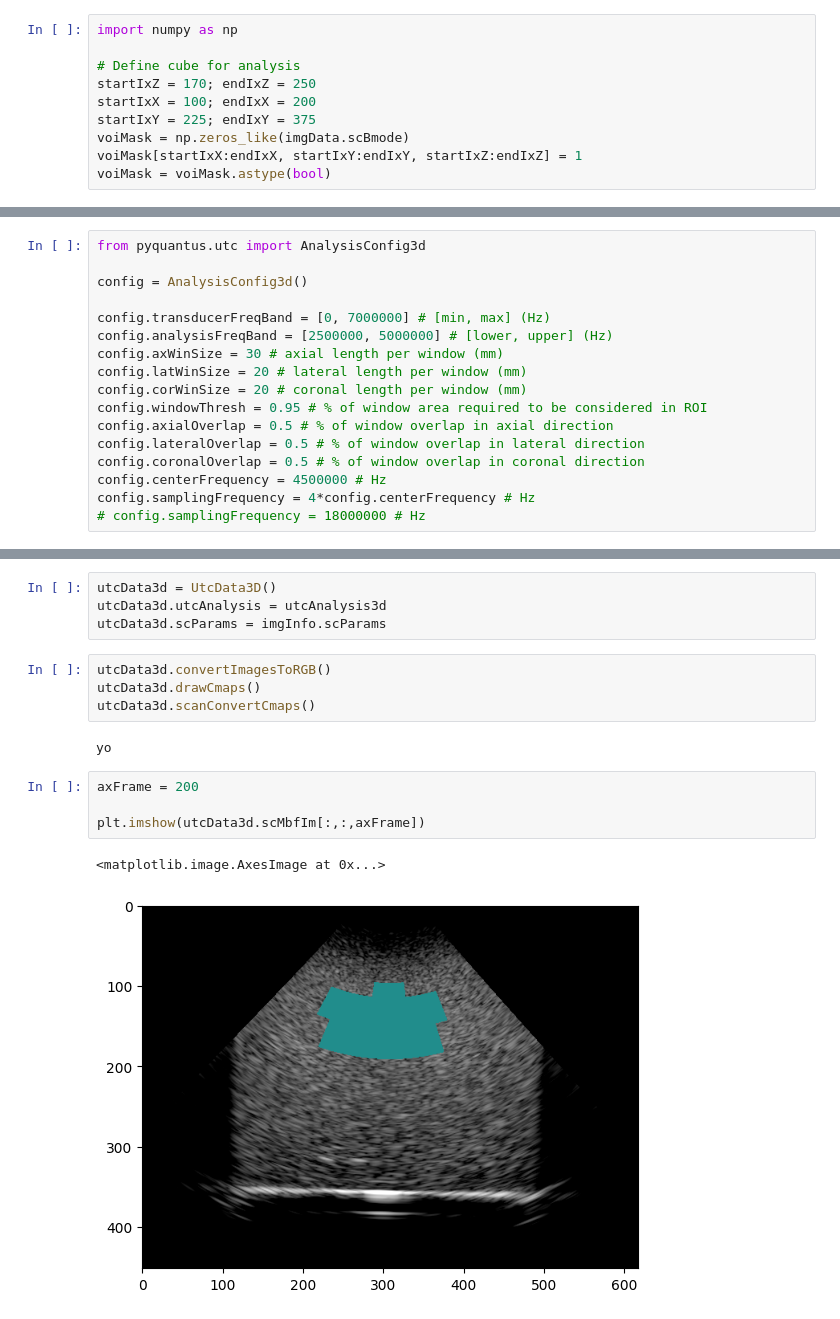
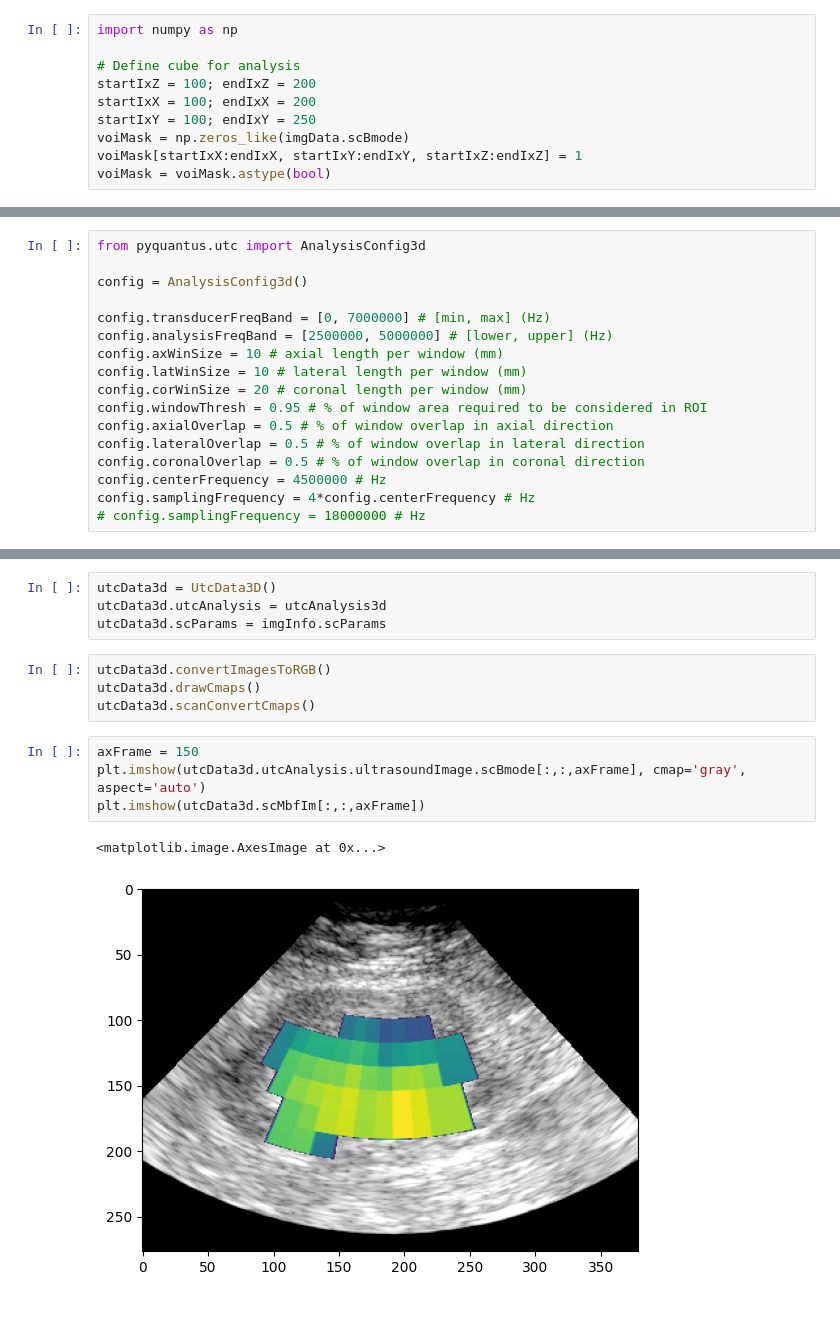
Before and after one commit to TUL-Dev/PyQuantUS, a Jupyter notebook: CLI-Demos/scPhilipsUtc3d.ipynb, the cells around one changed output, grey strips where cells are left out. Cells and saved outputs as stored; diff of their text form.

```diff
--- a/CLI-Demos/scPhilipsUtc3d.ipynb
+++ b/CLI-Demos/scPhilipsUtc3d.ipynb
@@ -45,9 +45,9 @@ Done
 import numpy as np
 
 # Define cube for analysis
-startIxZ = 170; endIxZ = 250
+startIxZ = 100; endIxZ = 200
 startIxX = 100; endIxX = 200
-startIxY = 225; endIxY = 375
+startIxY = 100; endIxY = 250
 voiMask = np.zeros_like(imgData.scBmode)
 voiMask[startIxX:endIxX, startIxY:endIxY, startIxZ:endIxZ] = 1
 voiMask = voiMask.astype(bool)
@@ -60,8 +60,8 @@ config = AnalysisConfig3d()
 
 config.transducerFreqBand = [0, 7000000] # [min, max] (Hz)
 config.analysisFreqBand = [2500000, 5000000] # [lower, upper] (Hz)
-config.axWinSize = 30 # axial length per window (mm)
-config.latWinSize = 20 # lateral length per window (mm)
+config.axWinSize = 10 # axial length per window (mm)
+config.latWinSize = 10 # lateral length per window (mm)
 config.corWinSize = 20 # coronal length per window (mm)
 config.windowThresh = 0.95 # % of window area required to be considered in ROI
 config.axialOverlap = 0.5 # % of window overlap in axial direction
@@ -132,12 +132,10 @@ utcData3d.scParams = imgInfo.scParams
 utcData3d.convertImagesToRGB()
 utcData3d.drawCmaps()
 utcData3d.scanConvertCmaps()
-# %% [output]
-yo
 # %%
-axFrame = 200
-
+axFrame = 150
+plt.imshow(utcData3d.utcAnalysis.ultrasoundImage.scBmode[:,:,axFrame], cmap='gray', aspect='auto')
 plt.imshow(utcData3d.scMbfIm[:,:,axFrame])
 # %% [output]
 <matplotlib.image.AxesImage at 0x...>
-[figure, old version]
+[figure, new version]
```
Also changed, not shown: parts of 8 cells of this notebook, 2 other files.
